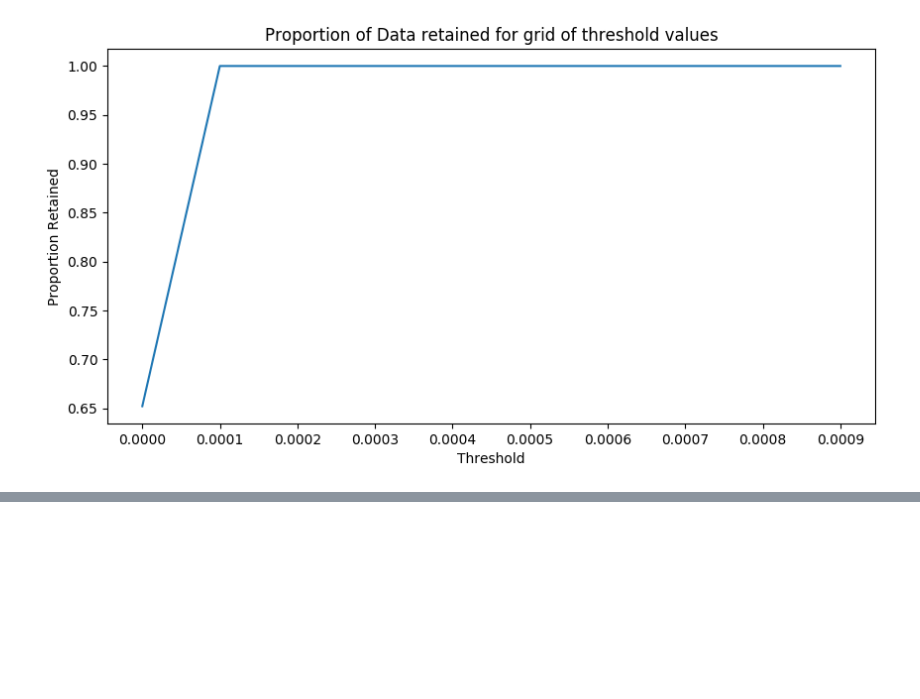
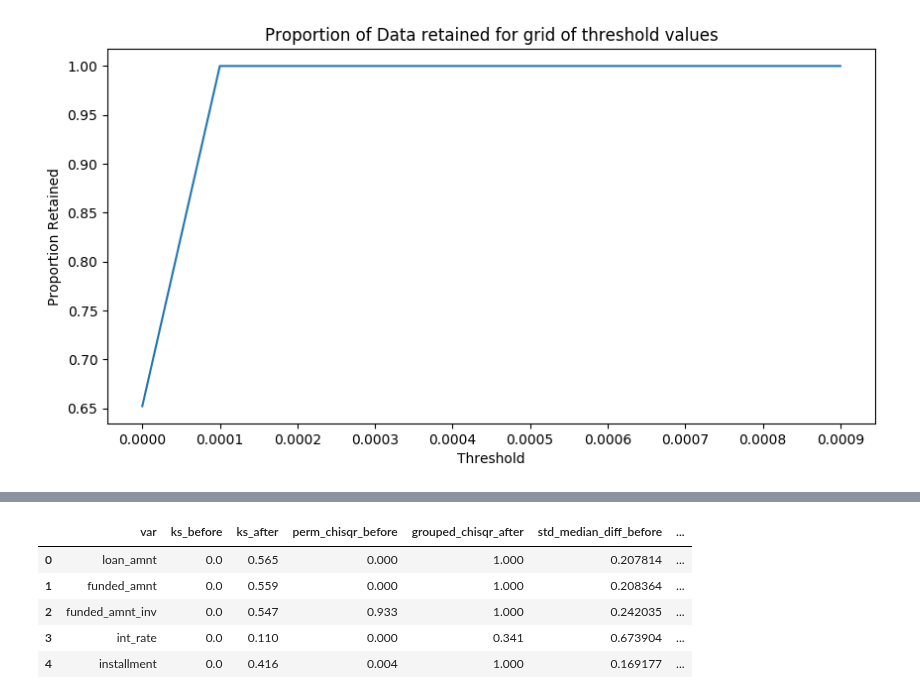
Before and after one commit to benmiroglio/pymatch, a Jupyter notebook: Example.ipynb, the cells around one changed output, grey strips where cells are left out. Saved outputs shown, nothing was run; the diff lists cells and outputs as text; code cells hidden in the pictures; blank space fills up the shorter version.

```diff
--- a/Example.ipynb
+++ b/Example.ipynb
@@ -79,0 +103,9 @@ m.compare_discrete()
+# %%
+cc
+# %% [output]
+|  | var | ks_before | ks_after | perm_chisqr_before | grouped_chisqr_after | std_median_diff_before | ... |
+| 0 | loan_amnt | 0.0 | 0.565 | 0.000 | 1.000 | 0.207814 | ... |
+| 1 | funded_amnt | 0.0 | 0.559 | 0.000 | 1.000 | 0.208364 | ... |
+| 2 | funded_amnt_inv | 0.0 | 0.547 | 0.933 | 1.000 | 0.242035 | ... |
+| 3 | int_rate | 0.0 | 0.110 | 0.000 | 0.341 | 0.673904 | ... |
+| 4 | installment | 0.0 | 0.416 | 0.004 | 1.000 | 0.169177 | ... |
```
Also changed, not shown: parts of 9 cells of this notebook, 15 other files.
